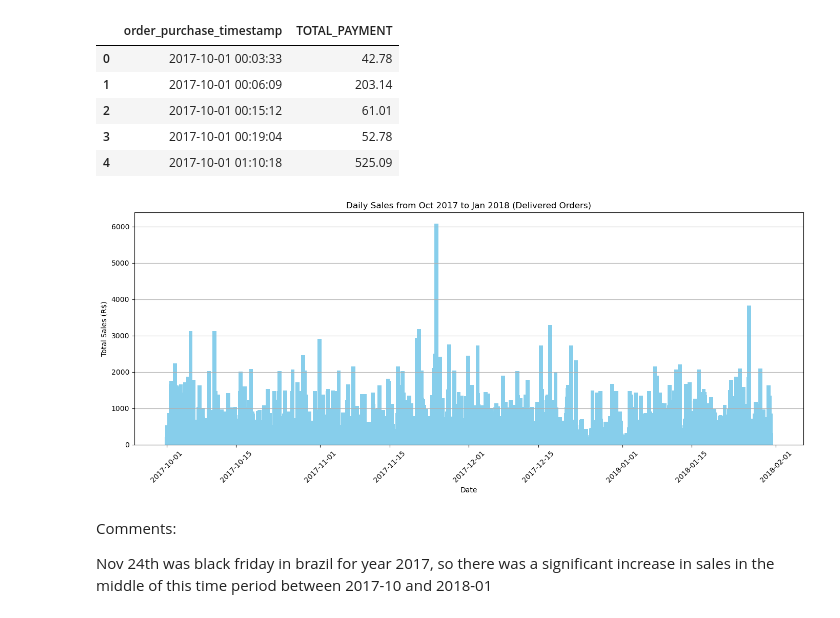
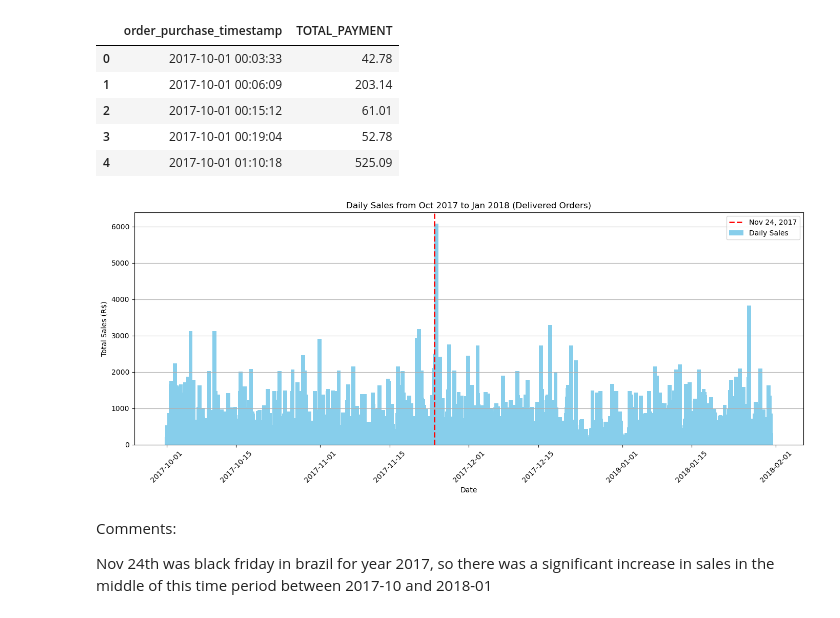
Before and after one commit to achuakh/Module-2-Project, a Jupyter notebook: Ian/BR_EDA2.ipynb, the cells around one changed output. Saved outputs shown, nothing was run; the diff lists cells and outputs as text; code cells hidden in the pictures.

```diff
--- a/Ian/BR_EDA2.ipynb
+++ b/Ian/BR_EDA2.ipynb
@@ -202,17 +202,23 @@ daily_sales.head()
 | 3 | 2017-10-01 00:19:04 | 52.78 |
 | 4 | 2017-10-01 01:10:18 | 525.09 |
 # %%
+
+nov_24 = pd.to_datetime('2017-11-24')
+nov_24_sales = daily_sales[daily_sales['order_purchase_timestamp'] == nov_24]
+
 plt.figure(figsize=(14, 6))
-plt.bar(daily_sales['order_purchase_timestamp'], daily_sales['TOTAL_PAYMENT'], color='skyblue')
+plt.bar(daily_sales['order_purchase_timestamp'], daily_sales['TOTAL_PAYMENT'], color='skyblue', label='Daily Sales', zorder=1)
+plt.axvline(nov_24, color='red', linestyle='--', linewidth=2, label='Nov 24, 2017', zorder=5)
 plt.title('Daily Sales from Oct 2017 to Jan 2018 (Delivered Orders)')
 plt.xlabel('Date')
 plt.ylabel('Total Sales (R$)')
 plt.grid(axis='y')
 plt.xticks(rotation=45)
+plt.legend()
 plt.tight_layout()
 plt.show()
 # %% [output]
-[figure, old version]
+[figure, new version]
 # %% [markdown]
 Comments:
 
```
